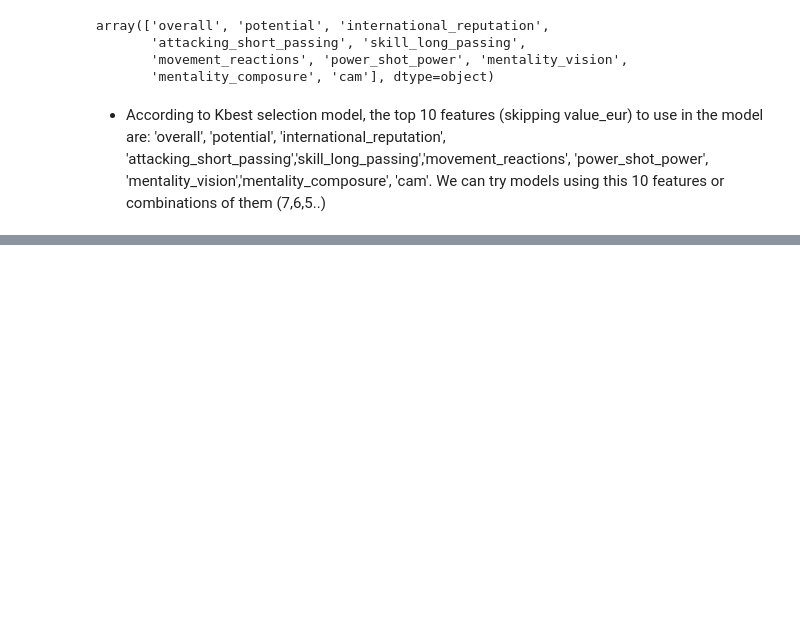
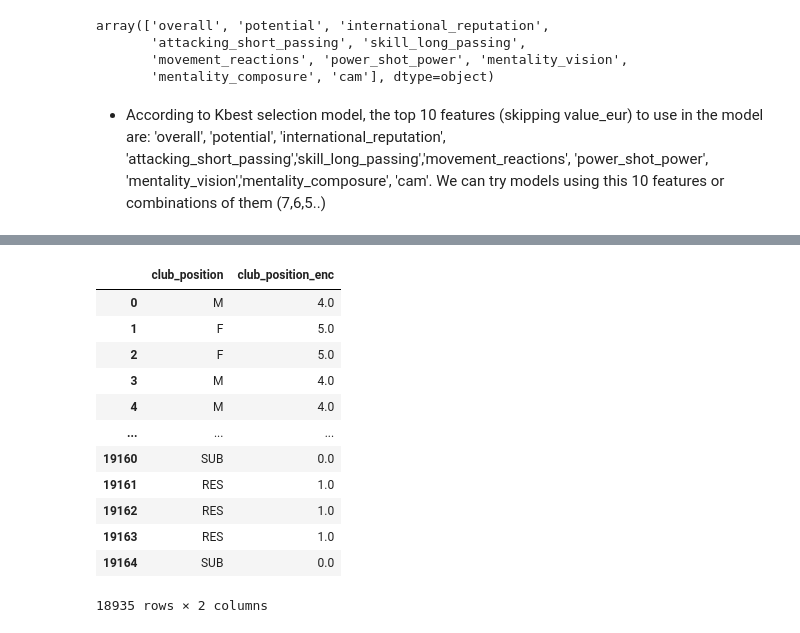
Before and after one commit to ironhack-bcn-data-pt/PR06-Machine-Learning-Group-Project, a Jupyter notebook: Feature_selection.ipynb, the cells around one changed output, grey strips where cells are left out. Cells and saved outputs as stored; diff of their text form; code cells hidden in the pictures; blank space fills up the shorter version.

```diff
--- a/Feature_selection.ipynb
+++ b/Feature_selection.ipynb
@@ -109,0 +182,4 @@ array(['overall', 'potential', 'international_reputation',
+# %%
+Omodel = OrdinalEncoder(categories=[['SUB','RES','GK','D','M','F']])
+# %%
+Omodel.fit_transform(df2[['club_position']])
@@ -109,0 +194,18 @@ array(['overall', 'potential', 'international_reputation',
+# %%
+df2['club_position_enc'] = Omodel.fit_transform(df2[['club_position']])
+# %%
+df2[['club_position','club_position_enc']]
+# %% [output]
+|  | club_position | club_position_enc |
+| 0 | M | 4.0 |
+| 1 | F | 5.0 |
+| 2 | F | 5.0 |
+| 3 | M | 4.0 |
+| 4 | M | 4.0 |
+| ... | ... | ... |
+| 19160 | SUB | 0.0 |
+| 19161 | RES | 1.0 |
+| 19162 | RES | 1.0 |
+| 19163 | RES | 1.0 |
+| 19164 | SUB | 0.0 |
+18935 rows × 2 columns
```
Also changed, not shown: parts of 16 cells of this notebook.
